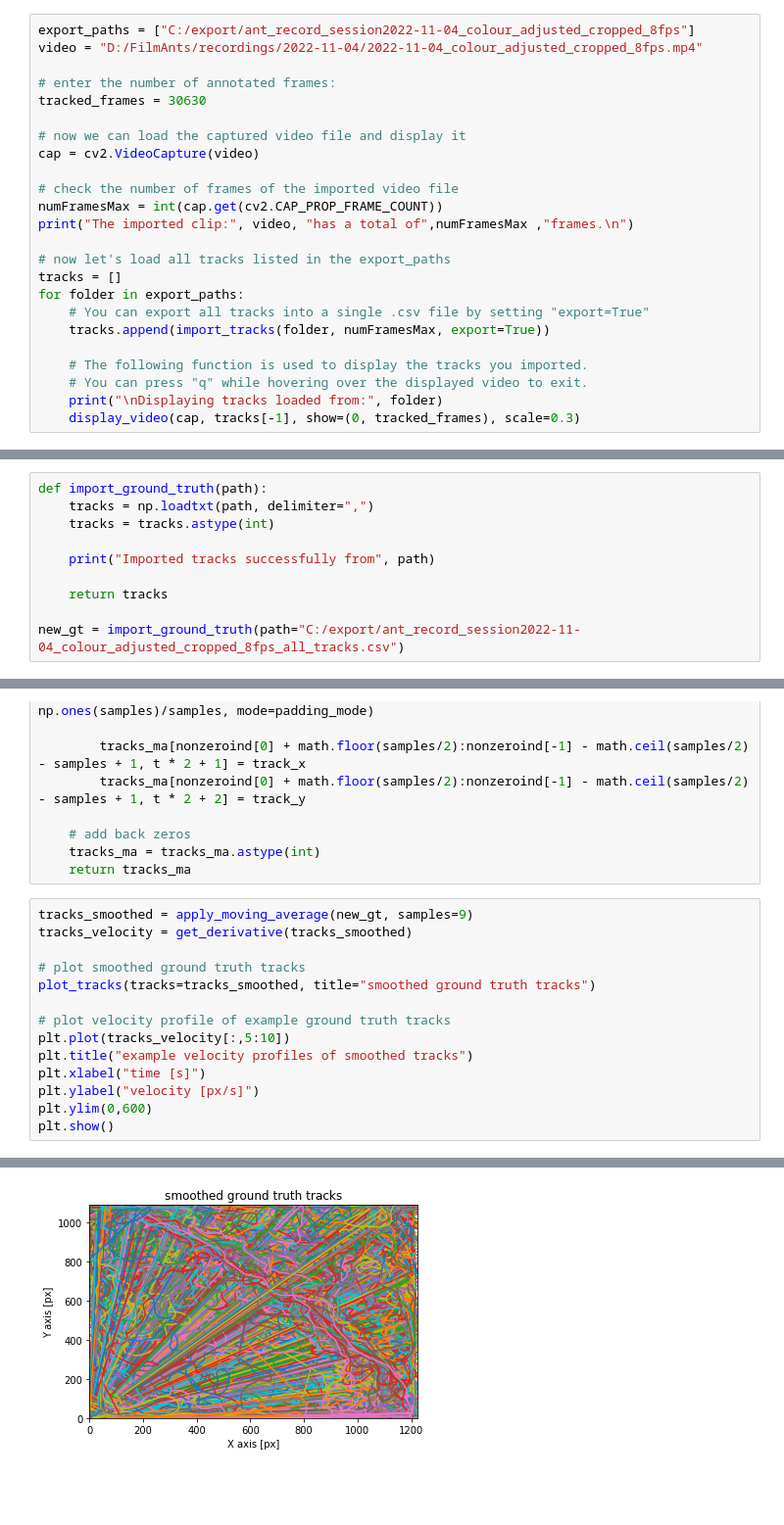
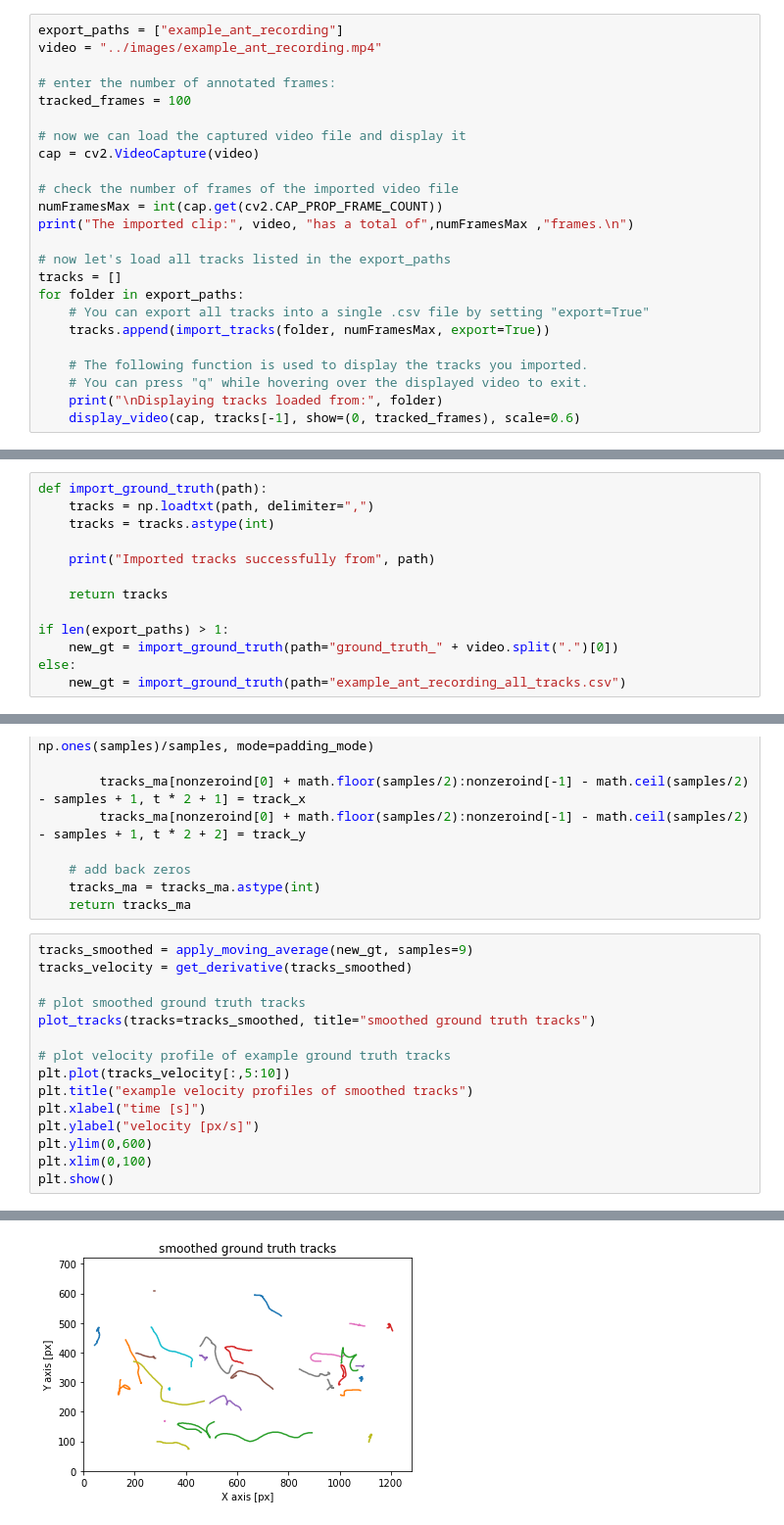
Before and after one commit to FabianPlum/OmniTrax, a Jupyter notebook: example_scripts/Tracking_Dataset_Processing.ipynb, the cells around one changed output, grey strips where cells are left out. Shown at 98% size. Saved outputs shown, nothing was run; the diff lists cells and outputs as text; blank space fills up the shorter version.

Commit message:
Updated example notebook for track visualisation and anlysis

```diff
--- a/example_scripts/Tracking_Dataset_Processing.ipynb
+++ b/example_scripts/Tracking_Dataset_Processing.ipynb
@@ -29,9 +29,9 @@ Now specify the **location** of all **export folders** of tracks you wish to ana
 # %%
-export_paths = ["C:/export/ant_record_session2022-11-04_colour_adjusted_cropped_8fps"]
-video = "D:/FilmAnts/recordings/2022-11-04/2022-11-04_colour_adjusted_cropped_8fps.mp4"
+export_paths = ["example_ant_recording"]
+video = "../images/example_ant_recording.mp4"
 
 # enter the number of annotated frames:
-tracked_frames = 30630
+tracked_frames = 100
 
 # now we can load the captured video file and display it
 cap = cv2.VideoCapture(video)
@@ -49,5 +49,5 @@ for folder in export_paths:
     # The following function is used to display the tracks you imported.
     # You can press "q" while hovering over the displayed video to exit.
     print("\nDisplaying tracks loaded from:", folder)
-    display_video(cap, tracks[-1], show=(0, tracked_frames), scale=0.3)
+    display_video(cap, tracks[-1], show=(0, tracked_frames), scale=0.6)
 # %% [output]
@@ -262,5 +265,8 @@ def import_ground_truth(path):
 
     return tracks
 
-new_gt = import_ground_truth(path="C:/export/ant_record_session2022-11-04_colour_adjusted_cropped_8fps_all_tracks.csv")
+if len(export_paths) > 1:
+    new_gt = import_ground_truth(path="ground_truth_" + video.split(".")[0])
+else:
+    new_gt = import_ground_truth(path="example_ant_recording_all_tracks.csv")
 # %% [output]
@@ -320,5 +326,6 @@ plt.title("example velocity profiles of smoothed tracks")
 plt.xlabel("time [s]")
 plt.ylabel("velocity [px/s]")
 plt.ylim(0,600)
+plt.xlim(0,100)
 plt.show()
 # %% [output]
@@ -327 +334 @@ Computing derivative for 4932 tracks...
-[figure, old version]
+[figure, new version]
```
Also changed, not shown: parts of 10 cells of this notebook.
